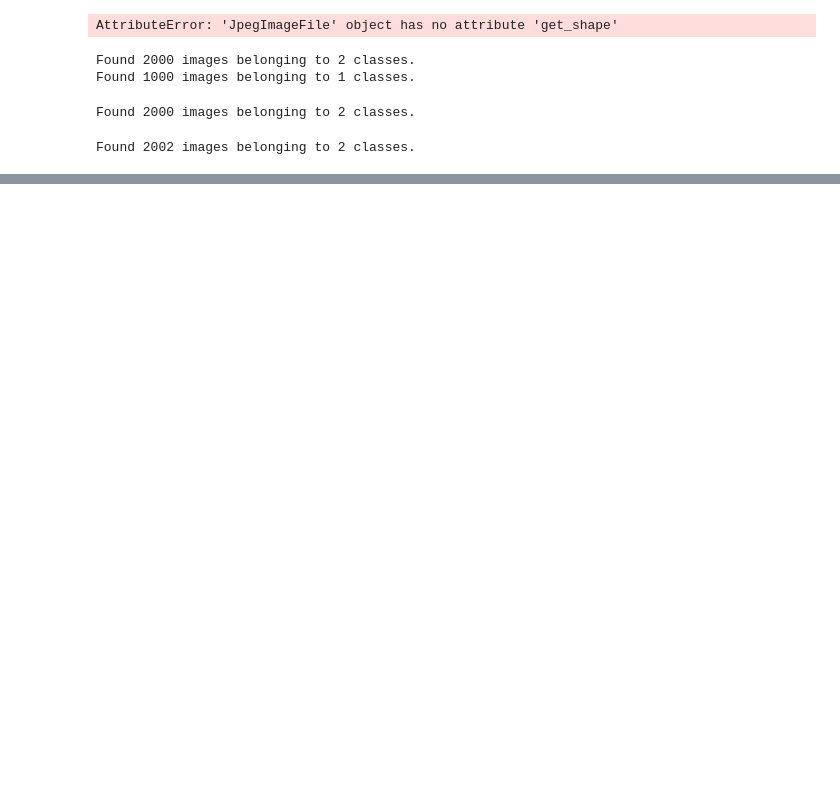
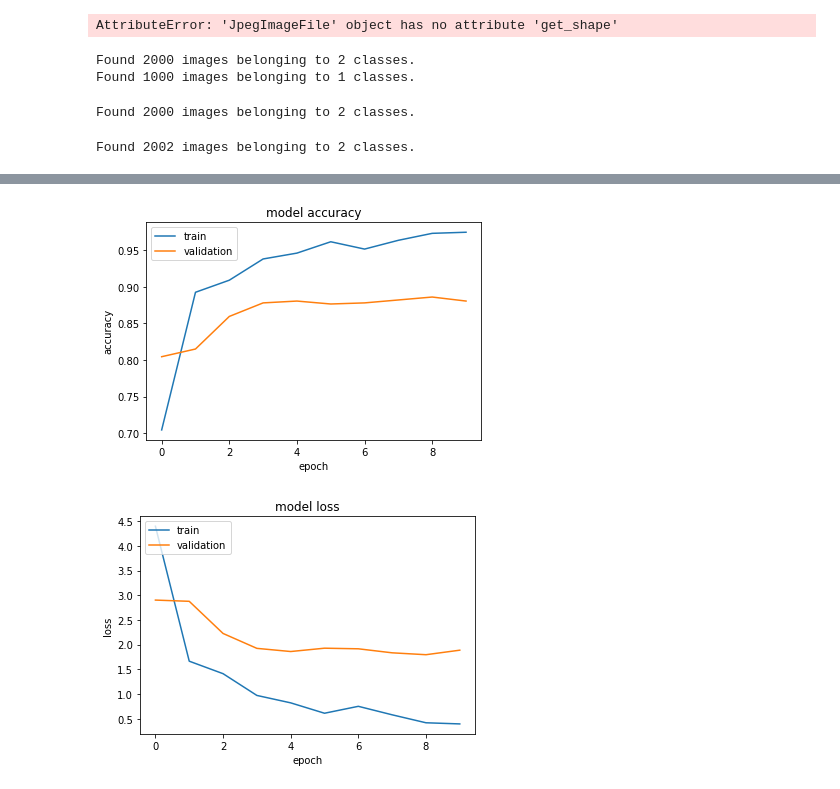
Before and after one commit to gndps/cats-dogs, a Jupyter notebook: cats_dogs_classification.ipynb, the cells around one changed output, grey strips where cells are left out. Saved outputs shown, nothing was run; the diff lists cells and outputs as text; code cells hidden in the pictures; blank space fills up the shorter version.

Commit message:
trained the top model

```diff
--- a/cats_dogs_classification.ipynb
+++ b/cats_dogs_classification.ipynb
@@ -132,16 +132,18 @@ Found 2002 images belonging to 2 classes.
 # %%
 nb_train_samples = 2000
 nb_validation_samples = 2000
-epochs = 50
+epochs = 100
+batch_size = 16
+top_model_weights_path = 'bottleneck_fc_model.h5'
 
 def train_top_model():
-    train_data = np.load(open('bottleneck_features_train.npy'))
+    train_data = np.load(open('bottleneck_features_train.npy','rb'))
     train_labels = np.array(
-        [0] * (nb_train_samples / 2) + [1] * (nb_train_samples / 2))
+        [0] * 1000 + [1] * 1000)
 
-    validation_data = np.load(open('bottleneck_features_validation.npy'))
+    validation_data = np.load(open('bottleneck_features_validation.npy','rb'))
     validation_labels = np.array(
-        [0] * (nb_validation_samples / 2) + [1] * (nb_validation_samples / 2))
+        [0] * 1000 + [1] * 1000)
 
     model = Sequential()
     model.add(Flatten(input_shape=train_data.shape[1:]))
@@ -152,8 +154,9 @@ def train_top_model():
     model.compile(optimizer='rmsprop',
                   loss='binary_crossentropy', metrics=['accuracy'])
 
-    model.fit(train_data, train_labels,
+    mod_his = model.fit(train_data, train_labels,
               epochs=epochs,
               batch_size=batch_size,
               validation_data=(validation_data, validation_labels))
     model.save_weights(top_model_weights_path)
+    return mod_his
@@ -163,0 +163,2 @@ UnicodeDecodeError: 'utf-8' codec can't decode byte 0x93 in position 0: invalid
+# %%
+mod_hist = train_top_model()
@@ -163,0 +183,25 @@ UnicodeDecodeError: 'utf-8' codec can't decode byte 0x93 in position 0: invalid
+# %%
+import matplotlib.pyplot as plt
+def plot_history(plottable_history,plotevery=10):
+    #  print(plottable_history.history.keys())
+    #  "Accuracy"
+    plt.plot(plottable_history.history['acc'][::plotevery])
+    plt.plot(plottable_history.history['val_acc'][::plotevery])
+    plt.title('model accuracy')
+    plt.ylabel('accuracy')
+    plt.xlabel('epoch')
+    plt.legend(['train', 'validation'], loc='upper left')
+    plt.show()
+    # "Loss"
+    plt.plot(plottable_history.history['loss'][::plotevery])
+    plt.plot(plottable_history.history['val_loss'][::plotevery])
+    plt.title('model loss')
+    plt.ylabel('loss')
+    plt.xlabel('epoch')
+    plt.legend(['train', 'validation'], loc='upper left')
+    plt.show()
+# %%
+plot_history(mod_hist)
+# %% [output]
+[figure, added]
+[figure, added]
```
Also changed, not shown: parts of 4 cells of this notebook, 1 other file.
